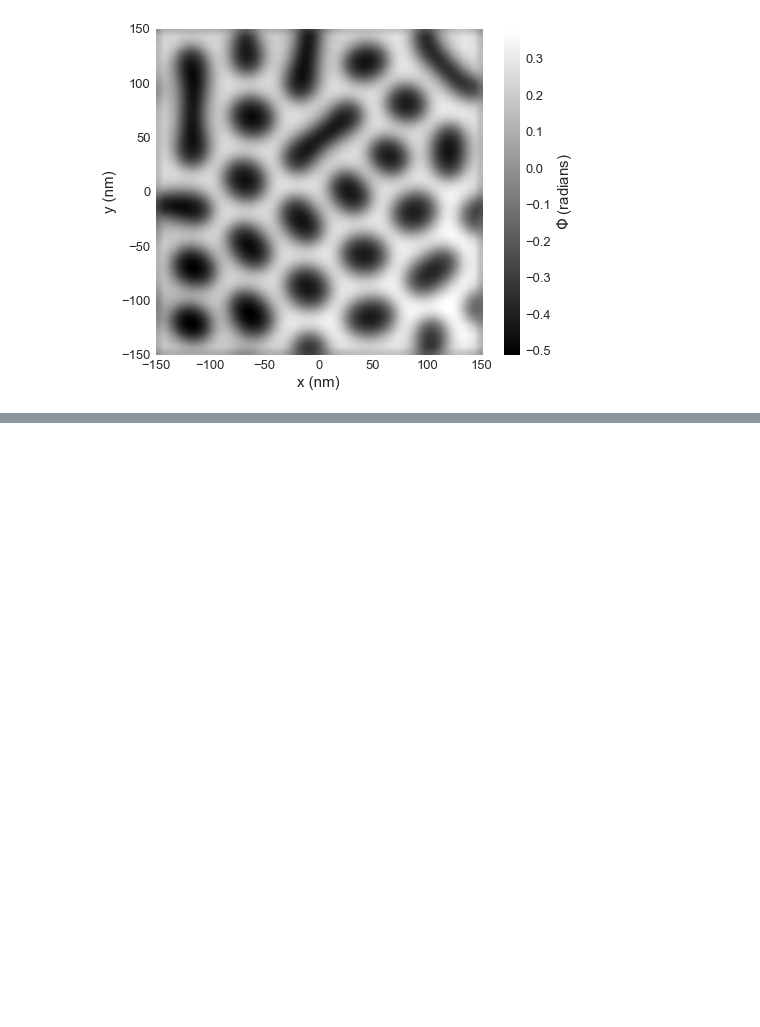
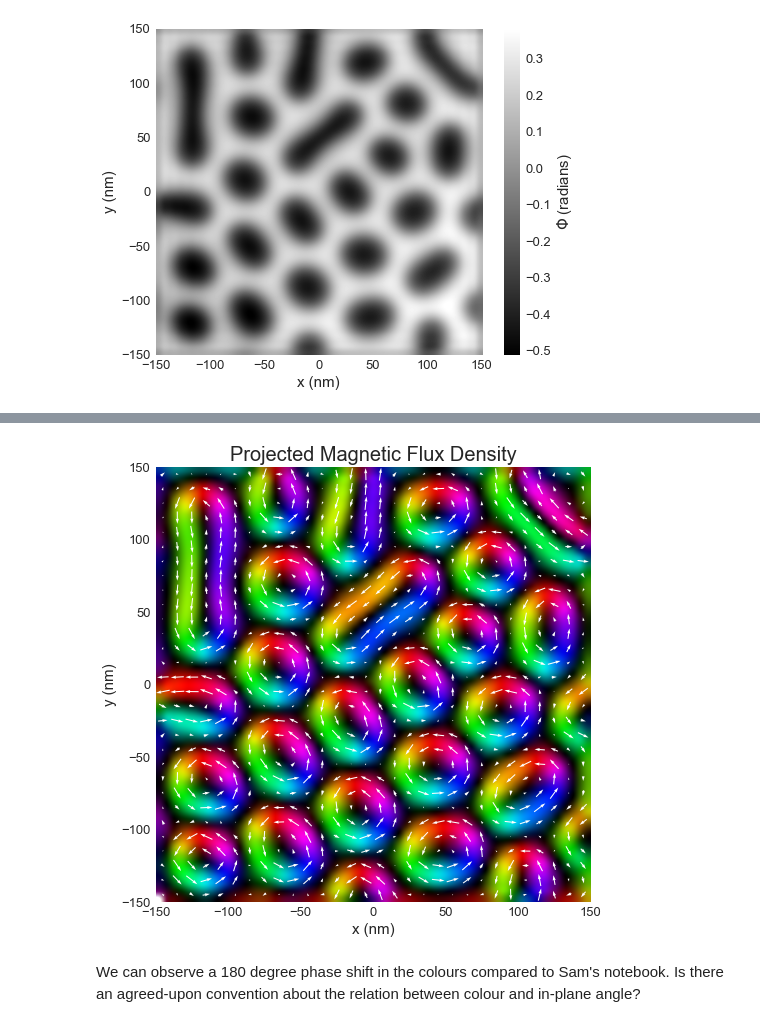
Before and after one commit to ubermag/mag2exp, a Jupyter notebook: LTEM_df_based.ipynb, the cells around one changed output, grey strips where cells are left out. Saved outputs shown, nothing was run; the diff lists cells and outputs as text; code cells hidden in the pictures; blank space fills up the shorter version.

```diff
--- a/LTEM_df_based.ipynb
+++ b/LTEM_df_based.ipynb
@@ -72,0 +107,22 @@ phase.mpl_scalar(cmap='gray',
+# %%
+B_projected = -1 * phase.derivative('y') << phase.derivative('x')
+B_angle = df.Field(B_projected.mesh, dim=1, value=np.arctan2(B_projected.y.array, B_projected.x.array))
+# %%
+B_plot = B_projected << B_angle
+# %%
+mag = np.sqrt(B_plot.x.array**2 + B_plot.y.array**2)
+mag[0, 0, 0, 0] = 2 * np.max(mag)  # avoid pure white; "ruins" bottom left corner
+lightness = df.Field(B_plot.mesh, dim=1, value=mag)
+# %%
+fig, ax = plt.subplots(figsize=(8,8))
+B_plot.z.mpl_scalar(ax=ax,
+                    cmap='hsv',
+                    interpolation='spline16',
+                    lightness_field=lightness,
+                    colorbar=False)
+B_plot.plane('z', n=(30, 30)).mpl_vector(ax=ax, color='w', use_color=False)
+ax.set_title('Projected Magnetic Flux Density');
+# %% [output]
+[figure, added]
+# %% [markdown]
+We can observe a 180 degree phase shift in the colours compared to Sam's notebook. Is there an agreed-upon convention about the relation between colour and in-plane angle?
```
Also changed, not shown: parts of 11 cells of this notebook, 1 other file.
